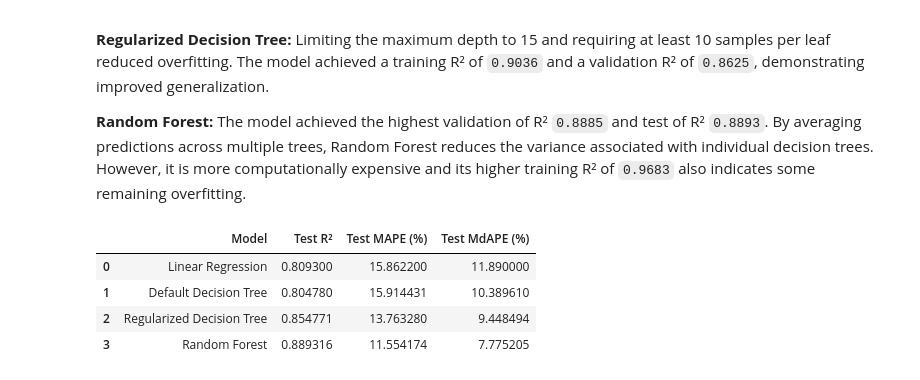
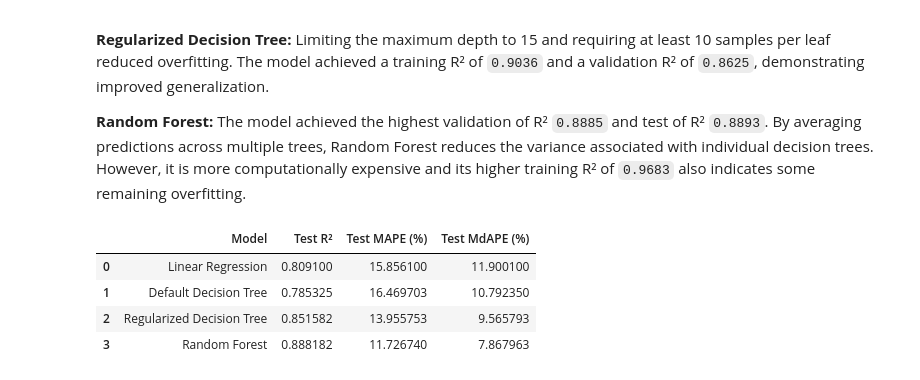
Before and after one commit to Jehad142/IDX-Exchange-Data-Science, a Jupyter notebook: notebooks/04_model_comparison.ipynb, the cells around one changed output. Cells and saved outputs as stored; diff of their text form; code cells hidden in the pictures.

```diff
--- a/notebooks/04_model_comparison.ipynb
+++ b/notebooks/04_model_comparison.ipynb
@@ -117,7 +121,7 @@ base_test_df = clean_test_df.copy()
 
 Select an adjustable training window of X months preceding March 2026. Calculate the 0.5th and 99.5th percentile ClosePrice thresholds from the selected training data and apply the same thresholds to the datasets according to the agreed cleaning rules.
 # %%
-X = 26  # Try 6, 12, 18
+X = 18  # Try 6, 12, 18
 
 # Selcet training window
 clean_train_df = select_training_window(base_train_df, n_months=X, validation_month="2026-03")
@@ -331,3 +314,21 @@ for validation_month in validation_months:
+# %%
+# Sort training records chronologically by source month
+train_sorted = clean_train_df.sort_values("SourceMonth", kind="stable")
+
+# Identify available training months
+months = sorted(train_sorted["SourceMonth"].unique())
+
+# Use the last five months for validation
+validation_months = months[-5:]
+
+cv_splits = []
+
+for validation_month in validation_months:
+
+    train_idx = np.where(train_sorted["SourceMonth"] < validation_month)[0]
+    val_idx = np.where(train_sorted["SourceMonth"] == validation_month)[0]
+
+    cv_splits.append((train_idx, val_idx))
 # %%
 # Calculate Mean Absolute Percentage Error
 def mape(y_true, y_pred):
@@ -510,14 +511,14 @@ display(test_results_df)
 
 **Random Forest:** The model achieved the highest validation of R² `0.8885` and test of R² `0.8893`. By averaging predictions across multiple trees, Random Forest reduces the variance associated with individual decision trees. However, it is more computationally expensive and its higher training R² of `0.9683` also indicates some remaining overfitting.
 # %%
-baseline_test = pd.DataFrame([{"Model": "Linear Regression", "Test R²": 0.8093,
-                               "Test MAPE (%)": 15.8622, "Test MdAPE (%)": 11.8900}])
+baseline_test = pd.DataFrame([{"Model": "Linear Regression", "Test R²": 0.8091,
+                               "Test MAPE (%)": 15.8561, "Test MdAPE (%)": 11.9001}])
 
 test_comparison_df = pd.concat([baseline_test, test_results_df], ignore_index=True)
 display(test_comparison_df)
 # %% [output]
 |  | Model | Test R² | Test MAPE (%) | Test MdAPE (%) |
-| 0 | Linear Regression | 0.809300 | 15.862200 | 11.890000 |
-| 1 | Default Decision Tree | 0.804780 | 15.914431 | 10.389610 |
-| 2 | Regularized Decision Tree | 0.854771 | 13.763280 | 9.448494 |
-| 3 | Random Forest | 0.889316 | 11.554174 | 7.775205 |
+| 0 | Linear Regression | 0.809100 | 15.856100 | 11.900100 |
+| 1 | Default Decision Tree | 0.785325 | 16.469703 | 10.792350 |
+| 2 | Regularized Decision Tree | 0.851582 | 13.955753 | 9.565793 |
+| 3 | Random Forest | 0.888182 | 11.726740 | 7.867963 |
```
Also changed, not shown: parts of 50 cells of this notebook.
